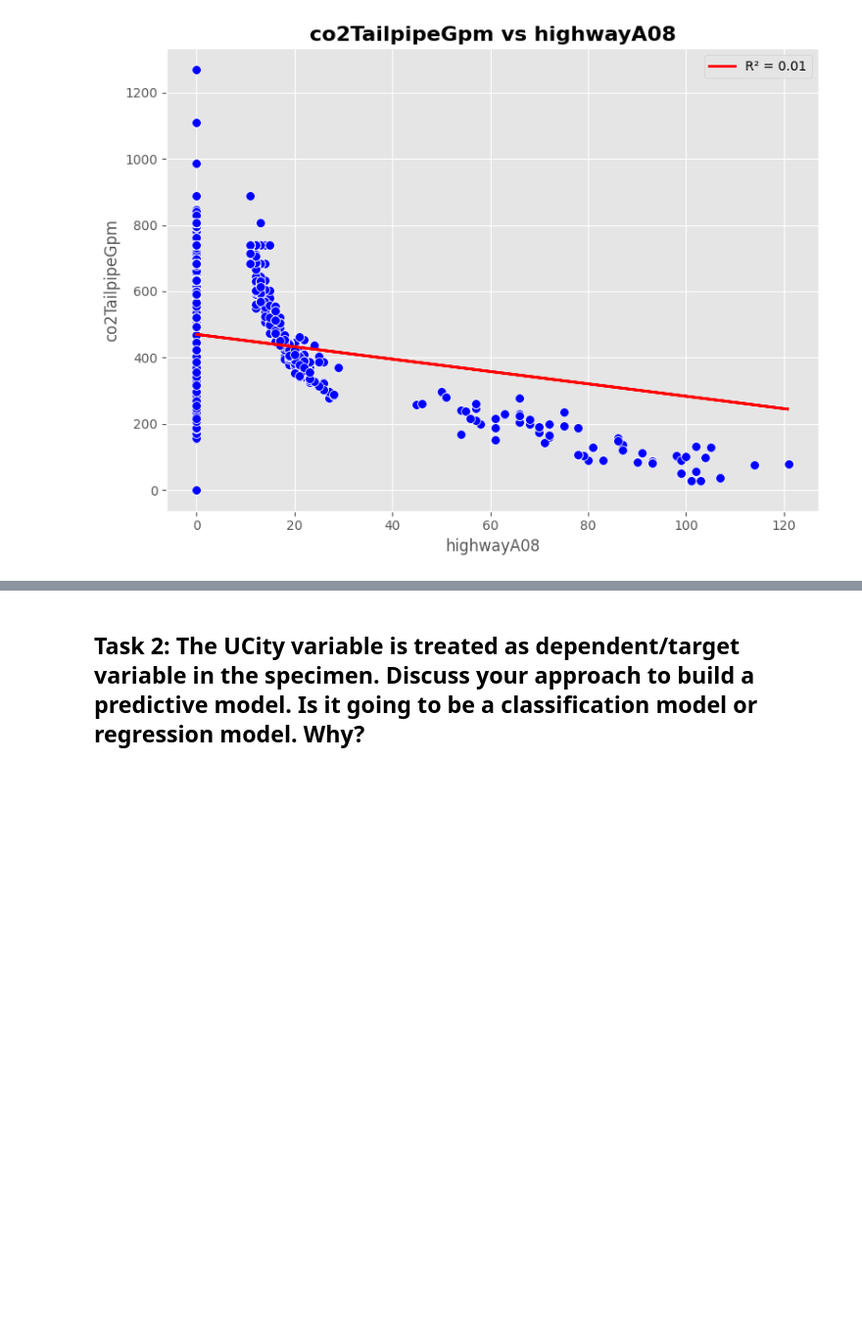
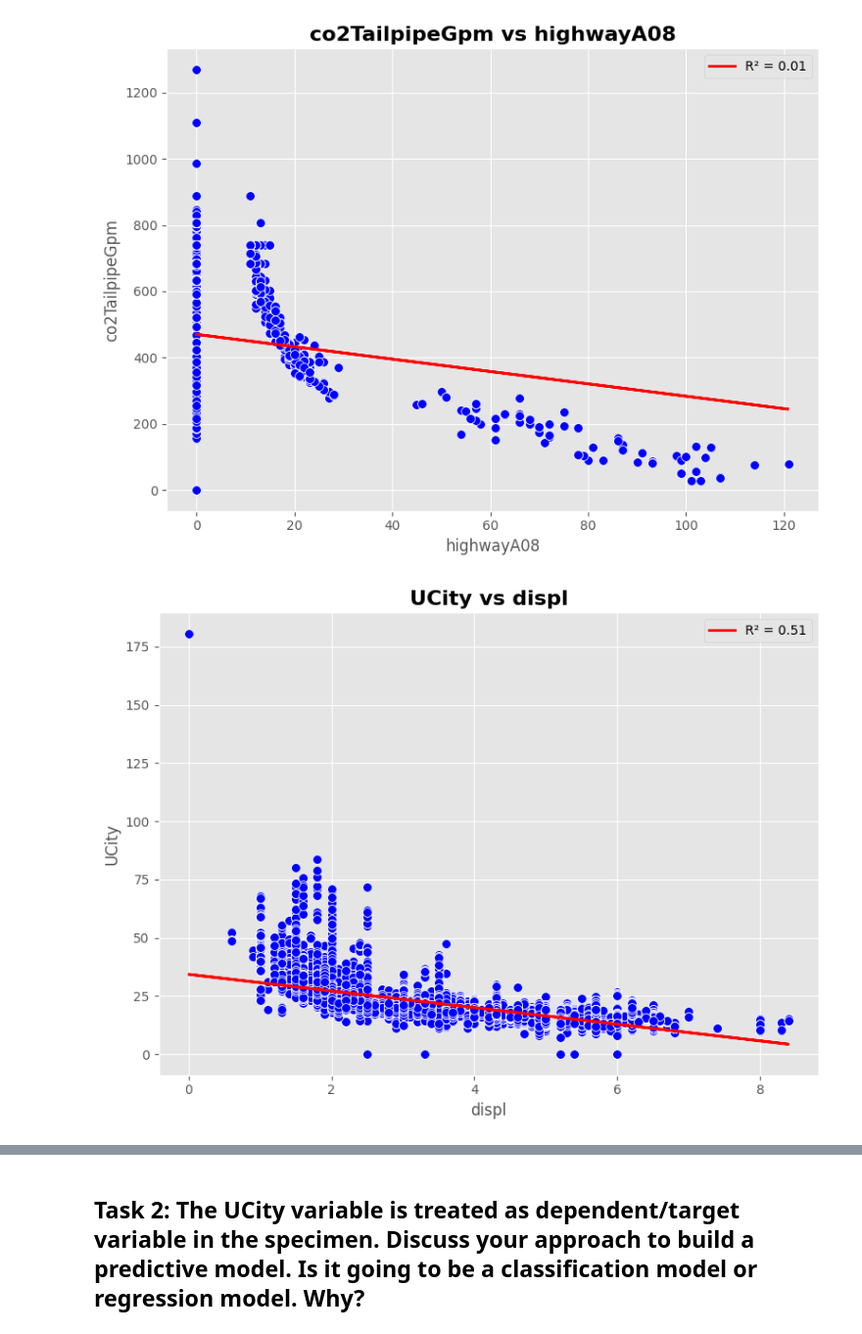
Before and after one commit to alkhalifas/cs6140-machine-learning, a Jupyter notebook: assignment1/assignment1_eda.ipynb, the cells around one changed output, grey strips where cells are left out. Shown at 98% size. Cells and saved outputs as stored; diff of their text form; code cells hidden in the pictures; blank space fills up the shorter version.

```diff
--- a/assignment1/assignment1_eda.ipynb
+++ b/assignment1/assignment1_eda.ipynb
@@ -419,7 +426,6 @@ class DataFrameStats:
     def plot_correlation_matrix(self):
         """
         Plot the correlation matrix for selected city MPG-related columns to reproduce the figure
-        Variables included: city08, city08U, cityA08, cityA08U, cityE, cityUF, phevCity, UCity.
         """
 
         # select relevant columns
@@ -829,3 +835,7 @@ sdf.plot_and_calculate_r2('barrels08', 'barrelsA08')
 sdf.plot_and_calculate_r2('highwayA08', 'co2TailpipeGpm')
 # %% [output]
 [figure]
+# %%
+sdf.plot_and_calculate_r2('displ', 'UCity')
+# %% [output]
+[figure, added]
```
Also changed, not shown: parts of 15 cells of this notebook, 1 other file.
